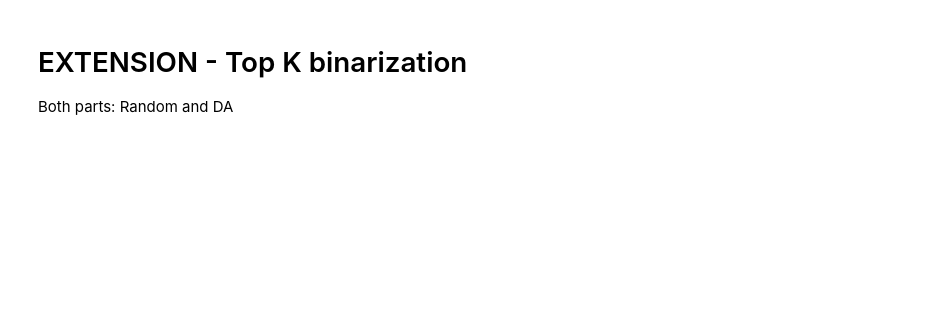
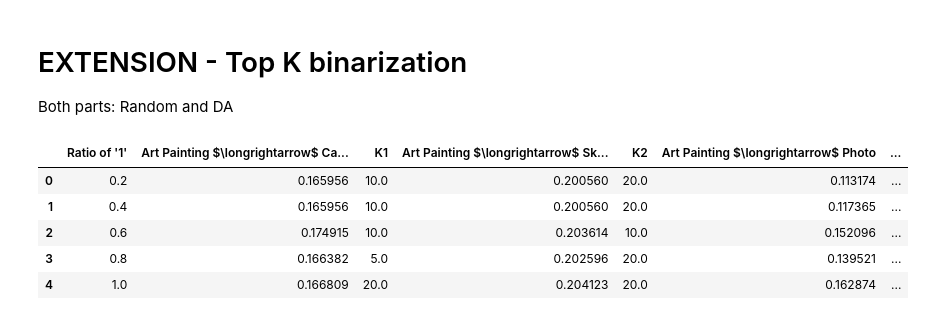
Before and after one commit to YoanBoute/AML-Project, a Jupyter notebook: results_processing.ipynb, the cells around one changed output. Cells and saved outputs as stored; diff of their text form; code cells hidden in the pictures; blank space fills up the shorter version.

```diff
--- a/results_processing.ipynb
+++ b/results_processing.ipynb
@@ -305,6 +335,62 @@ print(table_DA_results_nobin().style.hide(axis='index').to_latex())
 # %% [markdown]
 # EXTENSION - Top K binarization
 Both parts: Random and DA
+# %%
+
+def table_random_results_topk() :
+    cartoon_file = "./results/random_top_k/cartoon/results.csv"
+    photo_file = "./results/random_top_k/photo/results.csv"
+    sketch_file = "./results/random_top_k/sketch/results.csv"
+
+    if not path.exists(cartoon_file) or not path.exists(photo_file) or not path.exists(sketch_file) :
+        raise BaseException('One or more files not found')
+
+    cartoon_res = pd.read_csv(cartoon_file)
+    cartoon_res.columns = cartoon_res.columns.str.strip()
+    cartoon_res = cartoon_res.rename(columns={'Ratio of 1s (if random)' : 'ratio_1', 'K (if needed)' : 'K'})
+
+    sketch_res = pd.read_csv(sketch_file)
+    sketch_res.columns = sketch_res.columns.str.strip()
+    sketch_res = sketch_res.rename(columns={'Ratio of 1s (if random)' : 'ratio_1', 'K (if needed)' : 'K'})
+
+    photo_res = pd.read_csv(photo_file)
+    photo_res.columns = photo_res.columns.str.strip()
+    photo_res = photo_res.rename(columns={'Ratio of 1s (if random)' : 'ratio_1', 'K (if needed)' : 'K'})
+
+
+    datasets = {'Cartoon' : cartoon_res, 'Sketch' : sketch_res, 'Photo' : photo_res}
+    acc_max = dict()
+    K_max = dict()
+    for name, dataset in datasets.items() :
+        acc_max[name] = dict()
+        K_max[name] = dict()
+        for ratio in np.unique(dataset['ratio_1']) :
+            acc_max[name][ratio] = np.max(dataset[dataset['ratio_1'] == ratio]['Accuracy'])
+            idx = np.argmax(dataset[dataset['ratio_1'] == ratio]['Accuracy'])
+            K_max[name][ratio] = dataset[dataset['ratio_1'] == ratio]['K'].iloc[idx]
+
+    ratios = np.unique(cartoon_res['ratio_1'])
+
+    table = pd.DataFrame(np.array([ratios,
+                                   list(acc_max['Cartoon'].values()),
+                                   list(K_max['Cartoon'].values()),
+                                   list(acc_max['Sketch'].values()),
+                                   list(K_max['Sketch'].values()),
+                                   list(acc_max['Photo'].values()),
+                                   list(K_max['Photo'].values())]).T,
+                                   columns=["Ratio of '1'", "Art Painting $\longrightarrow$ Cartoon", "K1", "Art Painting $\longrightarrow$ Sketch", "K2", "Art Painting $\longrightarrow$ Photo", "K3"])
+    table['Average'] = table[["Art Painting $\longrightarrow$ Cartoon", "Art Painting $\longrightarrow$ Sketch", "Art Painting $\longrightarrow$ Photo"]].astype(float).mean(numeric_only=True, axis=1)
+
+    return table
+
+table_random_results_topk()
+# %% [output]
+|  | Ratio of '1' | Art Painting $\longrightarrow$ Ca... | K1 | Art Painting $\longrightarrow$ Sk... | K2 | Art Painting $\longrightarrow$ Photo | ... |
+| 0 | 0.2 | 0.165956 | 10.0 | 0.200560 | 20.0 | 0.113174 | ... |
+| 1 | 0.4 | 0.165956 | 10.0 | 0.200560 | 20.0 | 0.117365 | ... |
+| 2 | 0.6 | 0.174915 | 10.0 | 0.203614 | 10.0 | 0.152096 | ... |
+| 3 | 0.8 | 0.166382 | 5.0 | 0.202596 | 20.0 | 0.139521 | ... |
+| 4 | 1.0 | 0.166809 | 20.0 | 0.204123 | 20.0 | 0.162874 | ... |
 # %%
 def table_DA_results_topk() :
     cartoon_file = "./results/DA_top_k/cartoon/results.csv"
```
Also changed, not shown: parts of 12 cells of this notebook, 2 other files.
